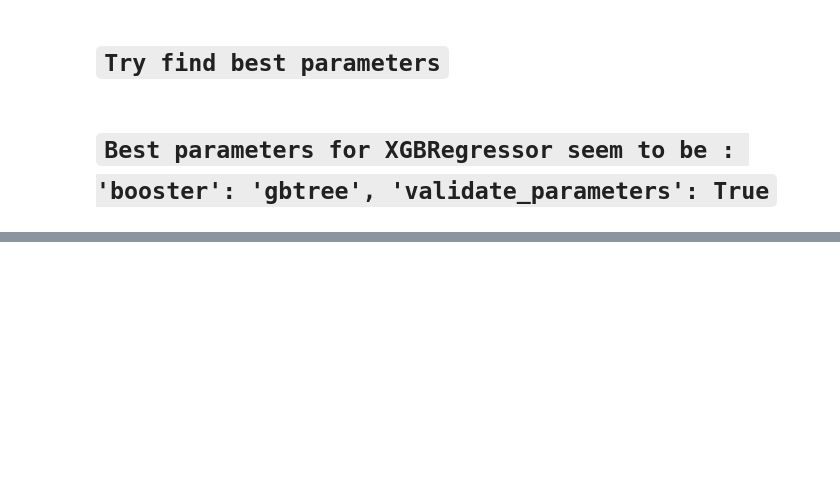
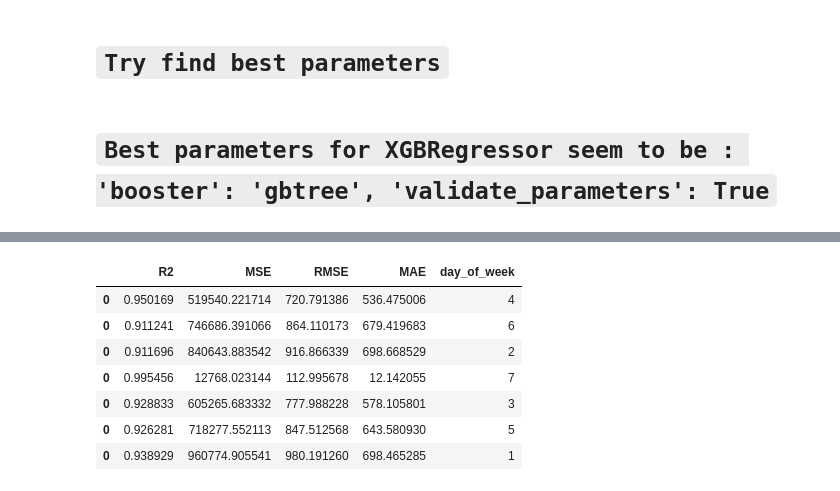
Before and after one commit to fabio1623/IronKaggle, a Jupyter notebook: solution.ipynb, the cells around one changed output, grey strips where cells are left out. Cells and saved outputs as stored; diff of their text form; code cells hidden in the pictures; blank space fills up the shorter version.

```diff
--- a/solution.ipynb
+++ b/solution.ipynb
@@ -153,7 +154,7 @@ display_heatmap(data_open_days)
 # `Test algorithms`
 # %%
 def compare_models(models, dataframe):
-    results = []
+    fitted_models = []
 
     r2_list = []
     mse_list = []
@@ -182,7 +183,7 @@ def compare_models(models, dataframe):
 
         model.fit(X_train_normalized, y_train)
 
-        results.append(model)
+        fitted_models.append(model)
 
         # Make predictions on the test data
         y_pred = model.predict(X_test_normalized)
@@ -208,16 +209,18 @@ def compare_models(models, dataframe):
         rmse_list.append(rmse)
         mae_list.append(mae)
 
+
     summary = {
+        'Algorithm': model,
         'R2': r2_list,
         'MSE': mse_list,
         'RMSE': rmse_list,
         'MAE': mae_list
     }
-    summary = pd.DataFrame(summary).T
-    summary.columns = models
+    summary = pd.DataFrame(summary)
+    # summary.columns = models
 
-    return summary, results
+    return summary, fitted_models
 # %%
 models_to_test = [
     LinearRegression(n_jobs=-1),
@@ -391,0 +412,19 @@ MAE: 628.8746932658818
+# %%
+unique_day_of_week = data['day_of_week'].unique()
+
+# Split dataframe into dataframes per day_of_week
+filtered_df_list = [
+    {
+        'day_of_week': day_of_week,
+        'dataframe': data[data['day_of_week'] == day_of_week].drop('day_of_week', axis=1)
+    }
+                                                  for day_of_week in unique_day_of_week
+]
+
+models_per_day_of_week_results = [
+    {
+        'day_of_week': obj['day_of_week'],
+        'summary_and_fitted_model': compare_models(models=[XGBRegressor(n_jobs=-1)], dataframe=obj['dataframe'])
+    }
+    for obj in filtered_df_list
+]
@@ -391,0 +530,14 @@ MAE: 628.8746932658818
+# %%
+models_per_day_of_week_summaries = [result['summary_and_fitted_model'][0].drop('Algorithm', axis=1).assign(day_of_week = result['day_of_week']) for result in models_per_day_of_week_results]
+
+models_per_day_of_week_comparison = pd.concat(models_per_day_of_week_summaries, axis=0)
+models_per_day_of_week_comparison
+# %% [output]
+|  | R2 | MSE | RMSE | MAE | day_of_week |
+| 0 | 0.950169 | 519540.221714 | 720.791386 | 536.475006 | 4 |
+| 0 | 0.911241 | 746686.391066 | 864.110173 | 679.419683 | 6 |
+| 0 | 0.911696 | 840643.883542 | 916.866339 | 698.668529 | 2 |
+| 0 | 0.995456 | 12768.023144 | 112.995678 | 12.142055 | 7 |
+| 0 | 0.928833 | 605265.683332 | 777.988228 | 578.105801 | 3 |
+| 0 | 0.926281 | 718277.552113 | 847.512568 | 643.580930 | 5 |
+| 0 | 0.938929 | 960774.905541 | 980.191260 | 698.465285 | 1 |
```
Also changed, not shown: parts of 35 cells of this notebook, 3 other files.
